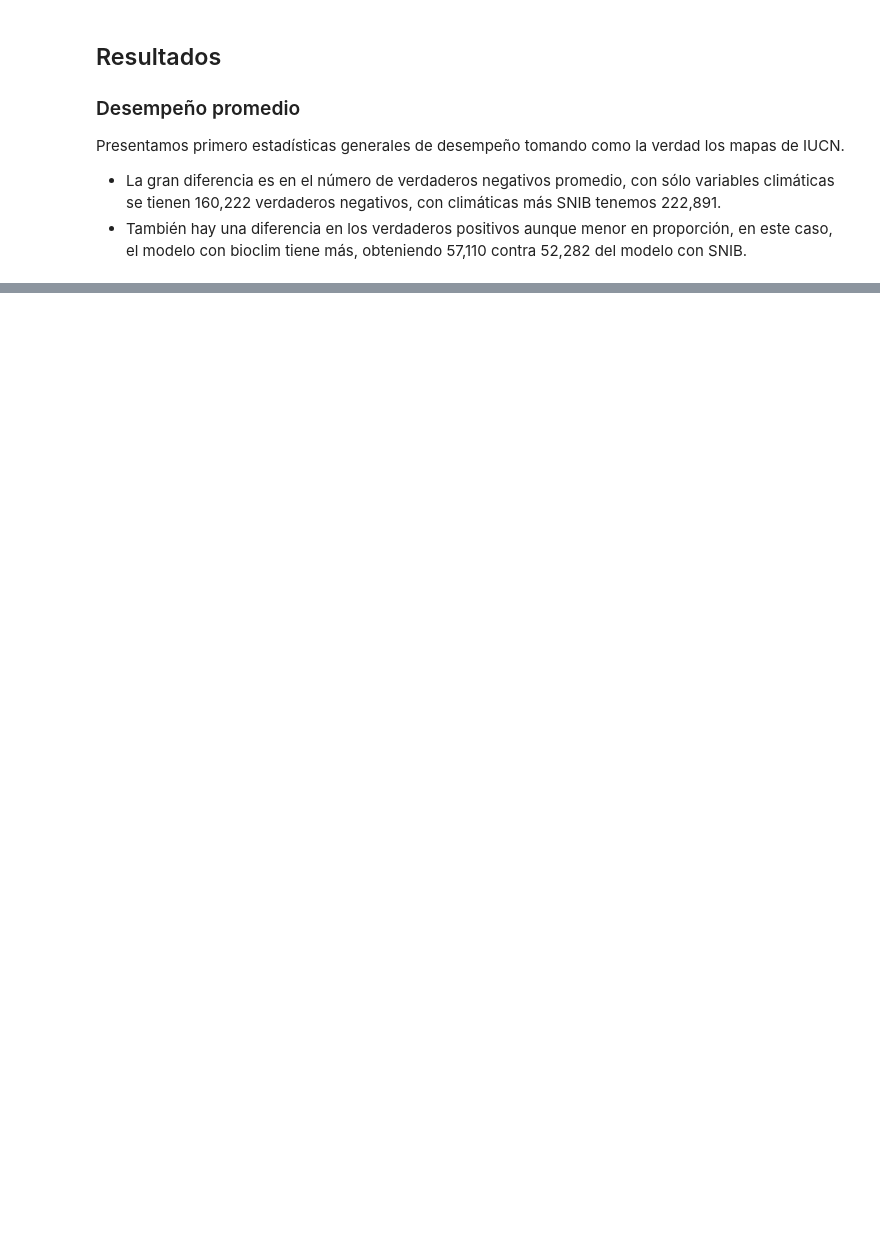
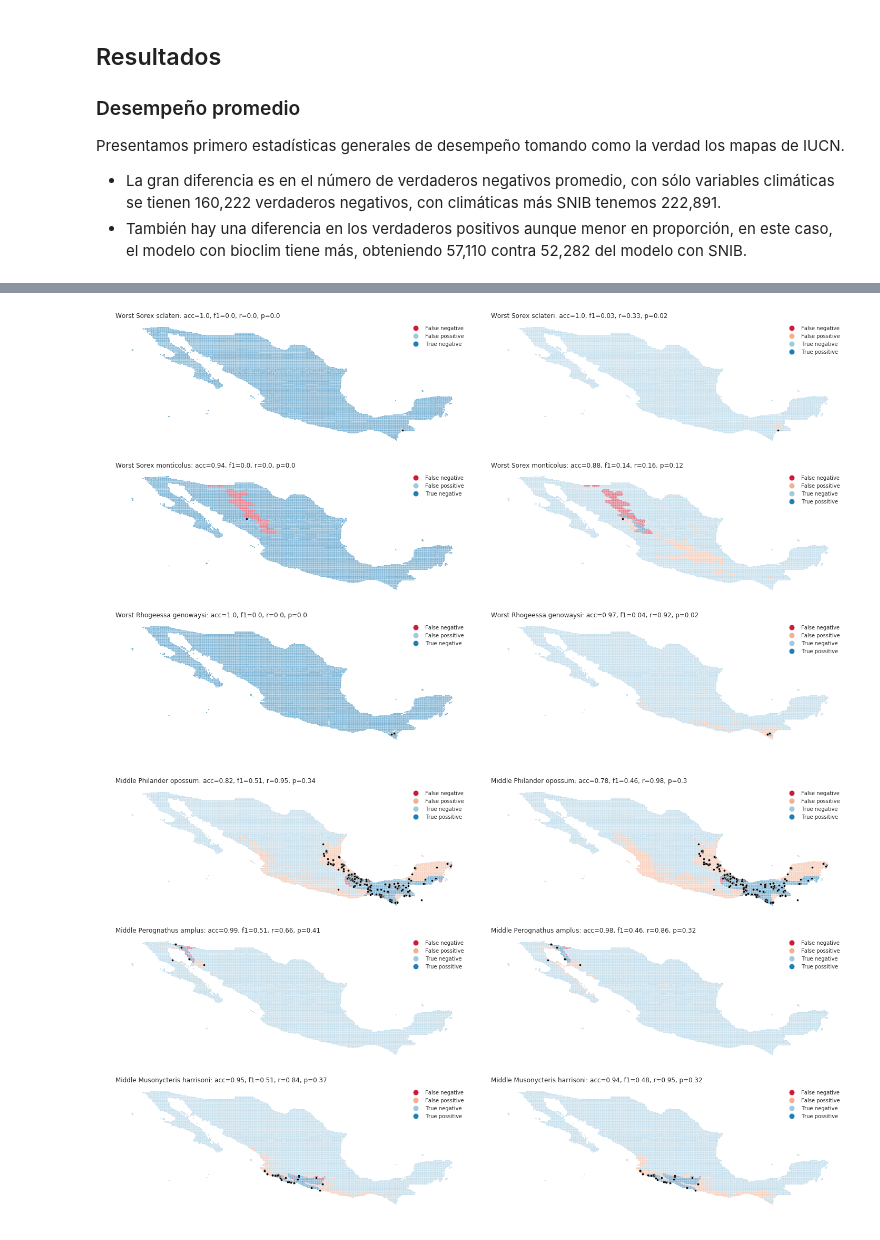
Before and after one commit to rausial/species_notebooks, a Jupyter notebook: SPECIES_vs_Expertos.ipynb, the cells around one changed output, grey strips where cells are left out. Saved outputs shown, nothing was run; the diff lists cells and outputs as text; code cells hidden in the pictures; blank space fills up the shorter version.

```diff
--- a/SPECIES_vs_Expertos.ipynb
+++ b/SPECIES_vs_Expertos.ipynb
@@ -1017,0 +1042,5 @@ toc = time.time()
+# %%
+plot_maps_comparision([sdms8_abio_df, sdms8_full_bio], 1)
+# %% [output]
+[figure, added]
+[figure, added]
```
Also changed, not shown: parts of 93 cells of this notebook.
